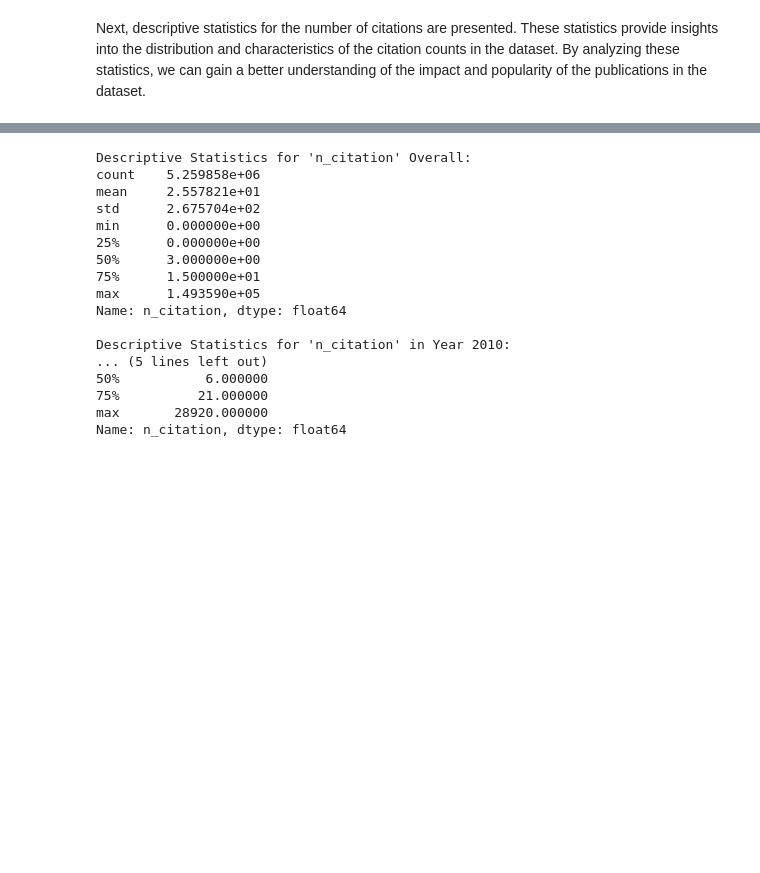
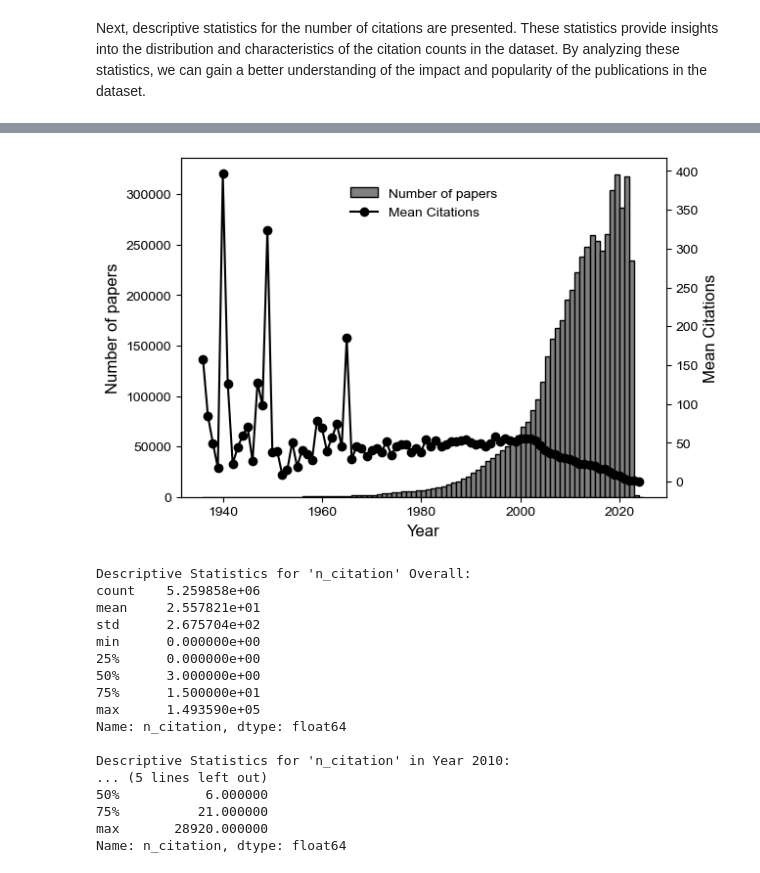
Before and after one commit to inrushtheone/VUBMasterThsis, a Jupyter notebook: Step1_ExploreOriginalData.ipynb, the cells around one changed output, grey strips where cells are left out. Cells and saved outputs as stored; diff of their text form; code cells hidden in the pictures; blank space fills up the shorter version.

```diff
--- a/Step1_ExploreOriginalData.ipynb
+++ b/Step1_ExploreOriginalData.ipynb
@@ -198,3 +256,80 @@ Next, descriptive statistics for the number of citations are presented. These st
+# %%
+import pandas as pd
+
+import matplotlib.pyplot as plt
+
+# Define the input file name (CSV)
+input_file = 'ProcessedData/years_and_n_citation.csv'
+
+# Read the CSV file
+df = pd.read_csv(input_file)
+
+# Filter the DataFrame to include only years greater than 0
+df_filtered = df[df['Year'] > 0]
+
+# Get the minimum and maximum years to define bin edges
+min_year = df_filtered['Year'].min()
+max_year = df_filtered['Year'].max()
+
+# Define the bin edges, one per year
+bin_edges = list(range(int(min_year), int(max_year) + 2))  # Adding 2 to include the maximum year
+
+# Calculate the mean number of citations per year
+mean_citations_per_year = df_filtered.groupby('Year')['n_citation'].mean()
+
+# Increase the figure size for better readability
+fig, ax1 = plt.subplots(figsize=(6.4, 4.5))  # Adjust the width (10) and height (6) as needed
+
+# Create a histogram of the filtered dataset with one year per bin
+ax1.hist(df_filtered['Year'], bins=bin_edges, color='gray', edgecolor='black', label='Number of papers')
+
+# Remove the title of the graph
+ax1.set_title('')
+
+# Set the axis labels for the histogram
+ax1.set_xlabel('Year', fontsize=12, fontname='Arial')
+ax1.set_ylabel('Number of papers', fontsize=12, fontname='Arial')
+
+# Set the tick label font size and style for the histogram
+ax1.tick_params(axis='x', labelsize=10)
+ax1.tick_params(axis='y', labelsize=10)
+plt.xticks(fontsize=10, fontname='Arial')
+plt.yticks(fontsize=10, fontname='Arial')
+
+# Remove the top and right spines for a cleaner look
+ax1.spines['top'].set_visible(False)
+ax1.spines['right'].set_visible(False)
+
+# Create a second y-axis for the scatter line
+ax2 = ax1.twinx()
+ax2.plot(mean_citations_per_year.index, mean_citations_per_year.values, color='black', marker='o', linestyle='-', label='Mean Citations')
+
+# Set the y-axis label for the scatter line
+ax2.set_ylabel('Mean Citations', fontsize=12, fontname='Arial')
+
+# Set the tick label font size and style for the scatter line
+ax2.tick_params(axis='y', labelsize=10)
+plt.yticks(fontsize=10, fontname='Arial')
+
+# Move the legend to the top center and remove the border line
+legend = fig.legend(loc="upper center", bbox_to_anchor=(0.5, 0.95), bbox_transform=ax1.transAxes, frameon=False)
+
+# Set the legend font size and style
+for text in legend.get_texts():
+    text.set_fontsize(10)
+    text.set_fontname('Arial')
+
+# Remove grid lines for a cleaner appearance
+ax1.grid(False)
+ax2.grid(False)
+
+# Save the plot as an image file with high resolution
+plt.savefig('Graphs/histogram_apa_style_with_citations_secondary_axis.png', dpi=1600, bbox_inches='tight')
+
+# Show the plot
+plt.show()
+# %% [output]
+[figure, added]
 # %%
 import pandas as pd
 from tabulate import tabulate
```
Also changed, not shown: parts of 5 cells of this notebook.
